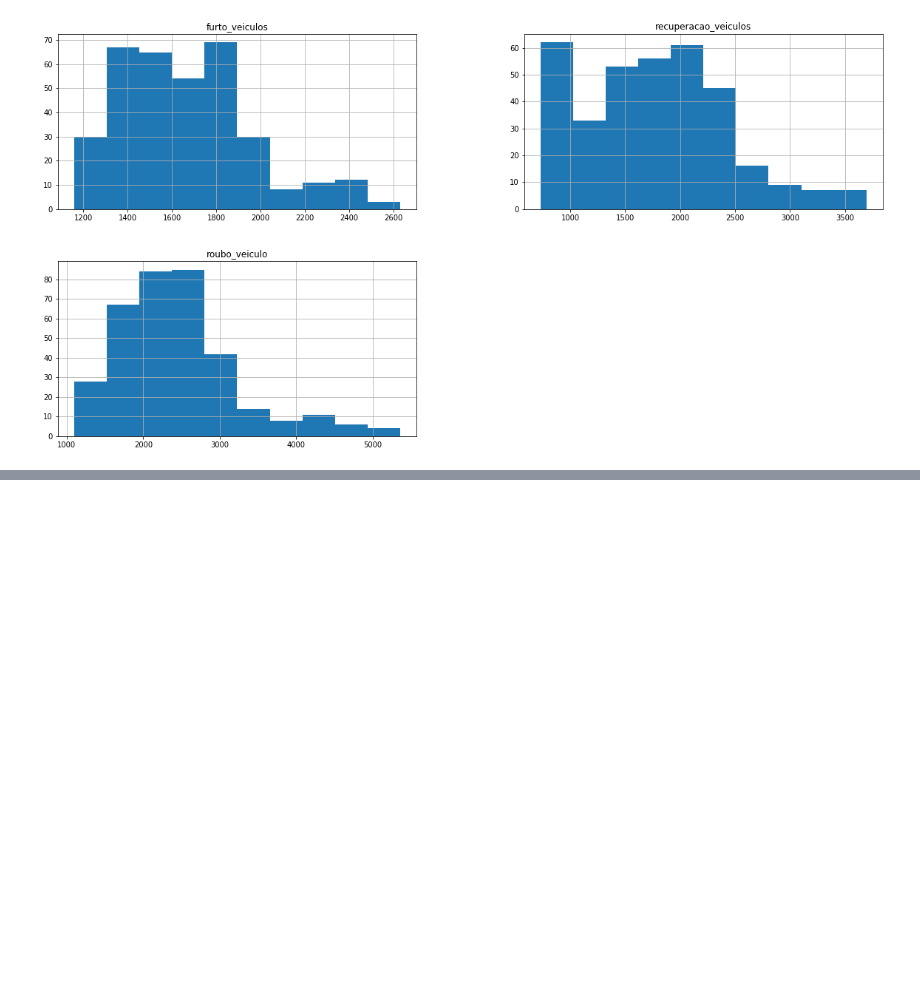
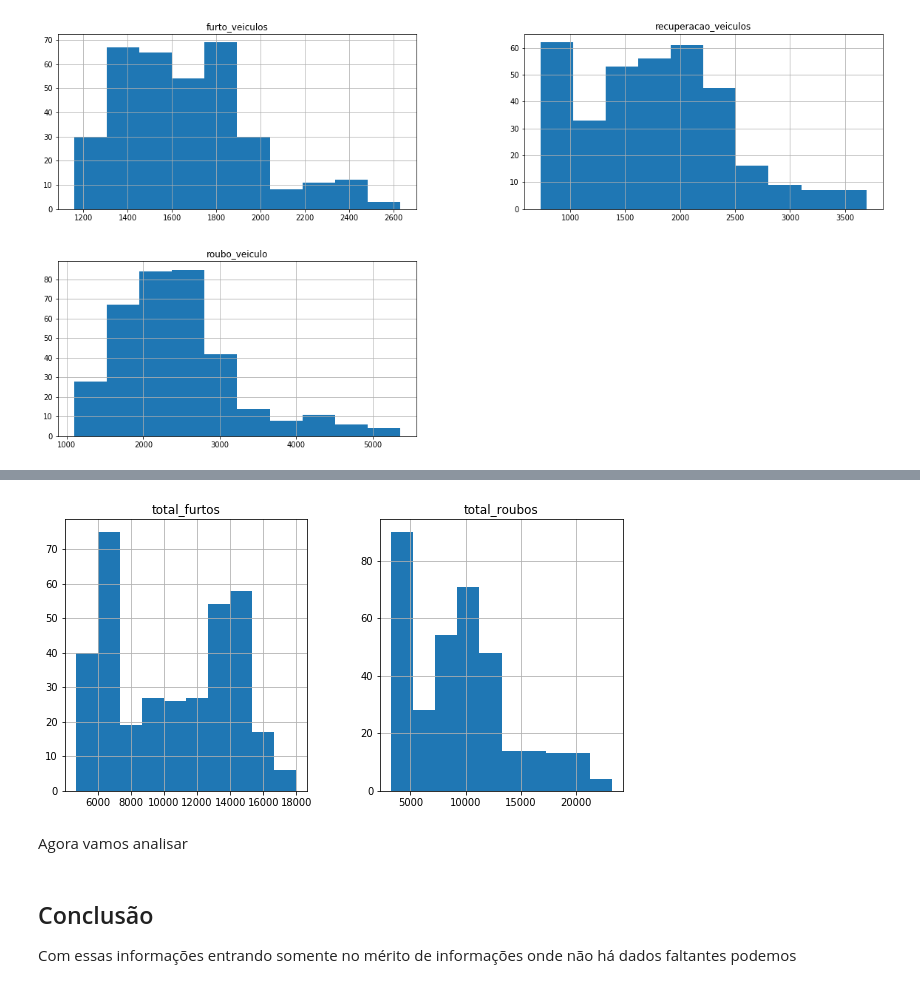
Before and after one commit to DouglasFrancoDS/Data_Sciense, a Jupyter notebook: PROJETO_Analisando_a_Violência_no_Rio_de_Janeirob.ipynb, the cells around one changed output, grey strips where cells are left out. Saved outputs shown, nothing was run; the diff lists cells and outputs as text; code cells hidden in the pictures; blank space fills up the shorter version.

```diff
--- a/PROJETO_Analisando_a_Violência_no_Rio_de_Janeirob.ipynb
+++ b/PROJETO_Analisando_a_Violência_no_Rio_de_Janeirob.ipynb
@@ -195,0 +224,10 @@ Escreva suas conclusões e análises sobre os indicadores de violência do Rio d
+# %%
+df[['total_furtos','total_roubos']].hist(figsize=(10,5));
+# %% [output]
+[figure, added]
+# %% [markdown]
+Agora vamos analisar
+# %% [markdown]
+## Conclusão
+
+Com essas informações entrando somente no mérito de informações onde não há dados faltantes podemos
```
Also changed, not shown: parts of 5 cells of this notebook.
